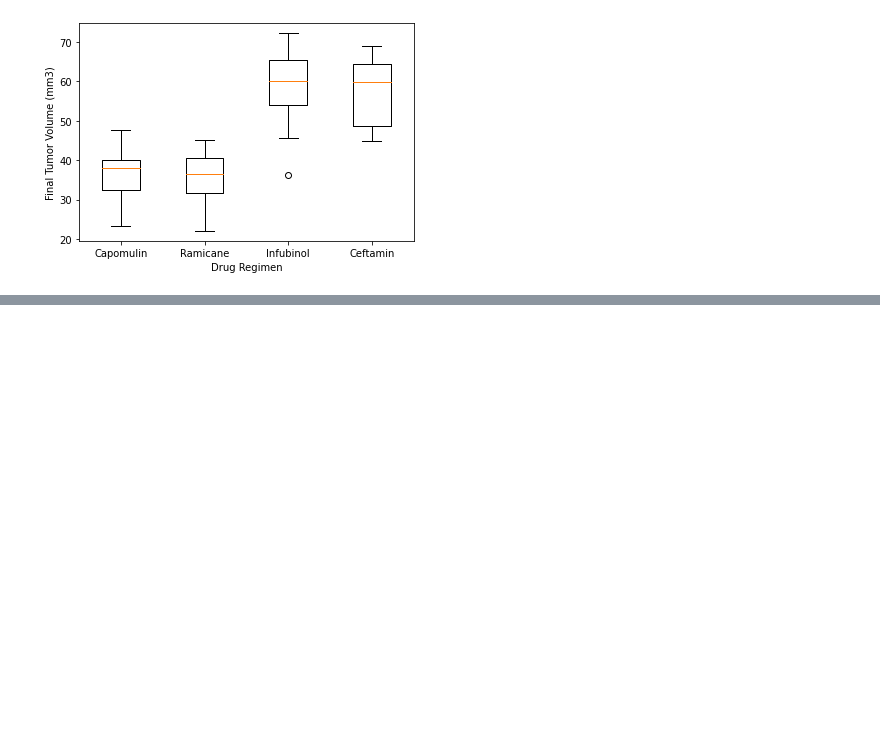
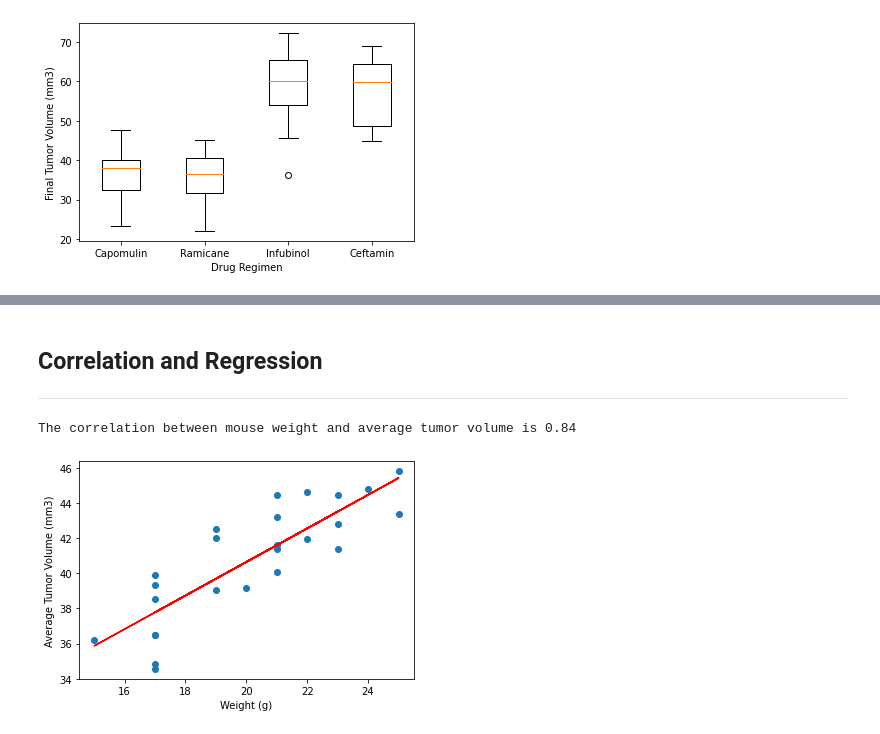
Before and after one commit to ytran010/matplotlib-challenge, a Jupyter notebook: Pymaceuticals.ipynb, the cells around one changed output, grey strips where cells are left out. Drawn from its saved outputs; the diff is of its cells as text; code cells hidden in the pictures; blank space fills up the shorter version.

```diff
--- a/Pymaceuticals.ipynb
+++ b/Pymaceuticals.ipynb
@@ -341,3 +359,22 @@ Text(0.5, 1.0, 'Capomulin of mouse f966')
+# %% [markdown]
+## Correlation and Regression
+<hr/>
 # %%
 # Calculate the correlation coefficient and linear regression model
 # for mouse weight and average tumor volume for the Capomulin regimen
+
+(slope, intercept, rvalue, pvalue, stderr) = linregress(mouse_weight, avg_tumor_vol)
+regress_values = mouse_weight * slope + intercept
+
+plt.scatter(mouse_weight,avg_tumor_vol)
+
+plt.plot(mouse_weight,regress_values,"r-")
+
+plt.xlabel('Weight (g)')
+plt.ylabel('Average Tumor Volume (mm3)')
+
+print(f"The correlation between mouse weight and average tumor volume is {round(rvalue, 2)}")
+plt.show()
+# %% [output]
+The correlation between mouse weight and average tumor volume is 0.84
+[figure, added]
```
Also changed, not shown: parts of 27 cells of this notebook.
